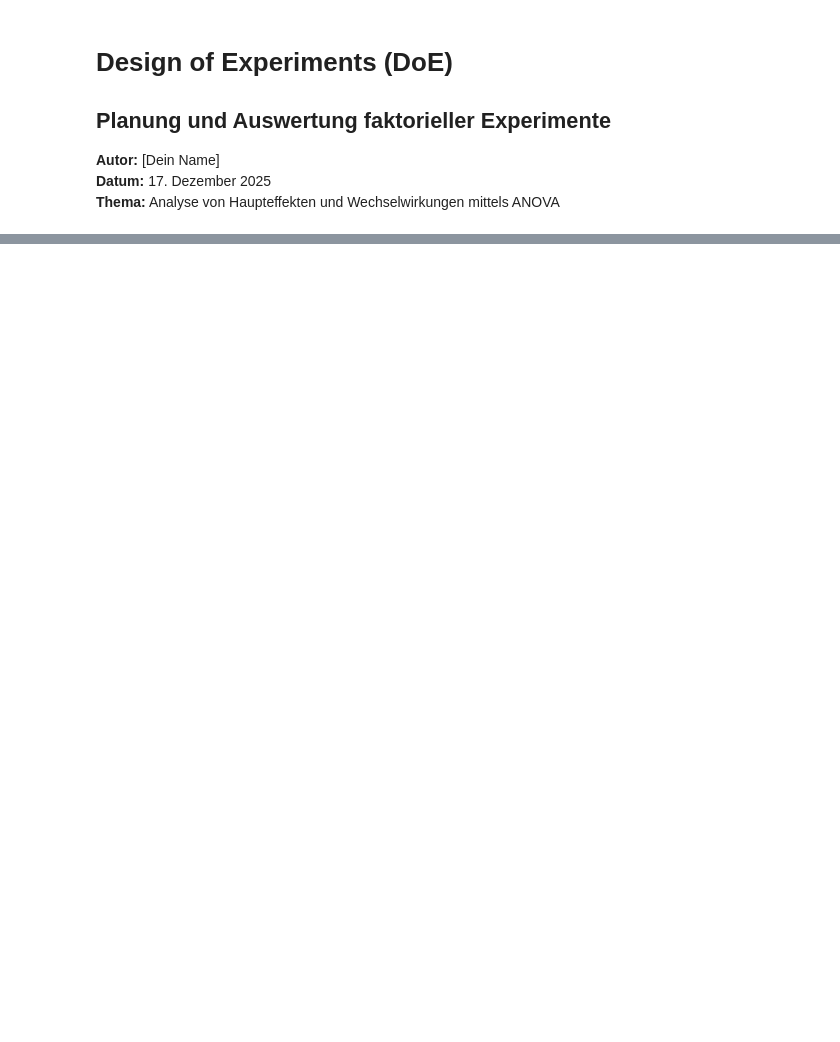
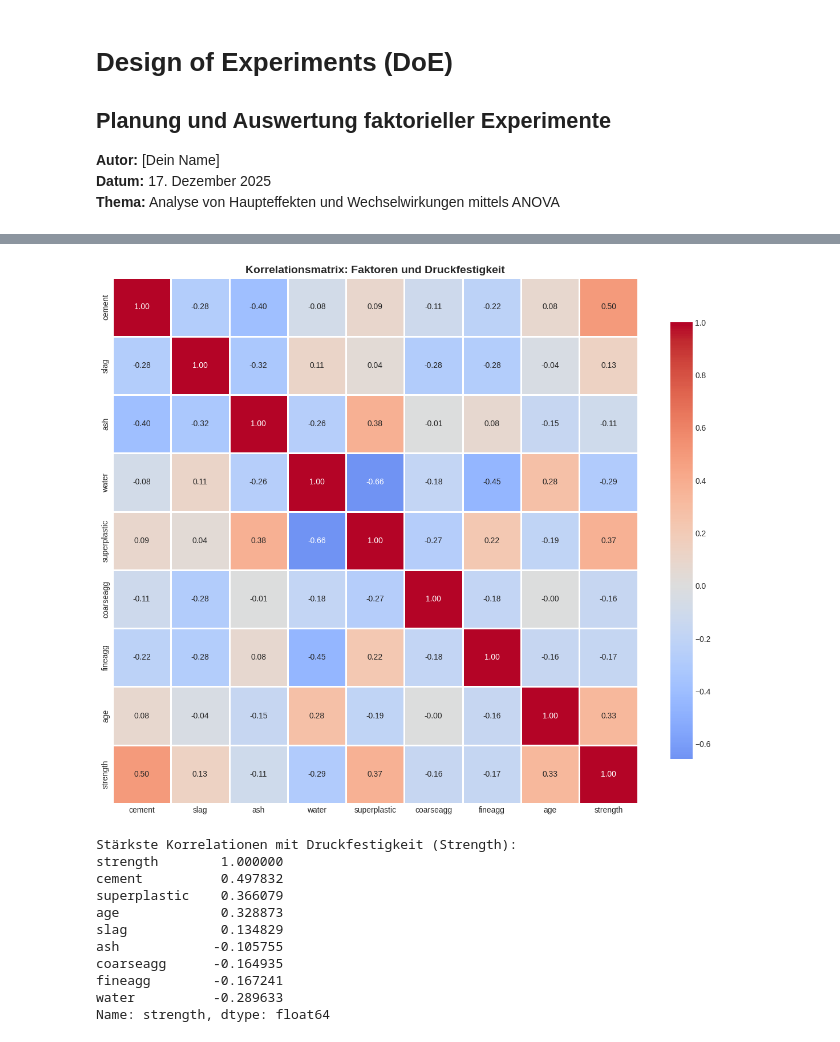
Before and after one commit to ibinsandig/DA-Design-of-Experiments, a Jupyter notebook: perplexity.ipynb, the cells around one changed output, grey strips where cells are left out. Drawn from its saved outputs; the diff is of its cells as text; code cells hidden in the pictures; blank space fills up the shorter version.

```diff
--- a/perplexity.ipynb
+++ b/perplexity.ipynb
@@ -49,3 +250,14 @@ sns.set_palette("husl")
 # %%
-# Daten laden
-# [Hier: Code zum Laden der Daten]
+# Daten aus CSV-Datei laden
+try:
+    df = pd.read_csv('data/concrete.csv')
+    print("Datei 'data/concrete.csv' erfolgreich geladen.")
+except FileNotFoundError:
+    print("Fehler: Datei 'data/concrete.csv' nicht gefunden. Bitte prüfen Sie den Dateipfad.")
+
+print("=" * 80)
+print("DATENSATZ: Betondruckfestigkeit")
+print("=" * 80)
+print(f"\nDatensatzgröße: {df.shape[0]} Beobachtungen, {df.shape[1]} Variablen\n")
+print("Erste 10 Zeilen:")
+print(df.head(10))
@@ -52,3 +282,11 @@ sns.set_palette("husl")
 # %%
-# Datenstruktur anzeigen
-# [Hier: df.head(), df.info(), df.describe()]
+print("\n" + "=" * 80)
+print("DESKRIPTIVE STATISTIK")
+print("=" * 80)
+print(df.describe().round(2))
+
+print("\n" + "-" * 80)
+print("Korrelationsmatrix:")
+print("-" * 80)
+corr_matrix = df.corr()
+print(corr_matrix.round(3))
@@ -55 +311,25 @@ sns.set_palette("husl")
+# %%
+fig, ax = plt.subplots(figsize=(12, 10))
+sns.heatmap(corr_matrix, annot=True, fmt='.2f', cmap='coolwarm', center=0,
+            square=True, linewidths=1, cbar_kws={"shrink": 0.8}, ax=ax)
+plt.title('Korrelationsmatrix: Faktoren und Druckfestigkeit', fontsize=14, fontweight='bold')
+plt.tight_layout()
+plt.show()
+
+print("Stärkste Korrelationen mit Druckfestigkeit (Strength):")
+strength_corr = corr_matrix['strength'].sort_values(ascending=False)
+print(strength_corr)
+# %% [output]
+[figure, added]
+Stärkste Korrelationen mit Druckfestigkeit (Strength):
+strength        1.000000
+cement          0.497832
+superplastic    0.366079
+age             0.328873
+slag            0.134829
+ash            -0.105755
+coarseagg      -0.164935
+fineagg        -0.167241
+water          -0.289633
+Name: strength, dtype: float64
 # %% [markdown]
```
Also changed, not shown: parts of 31 cells of this notebook.
